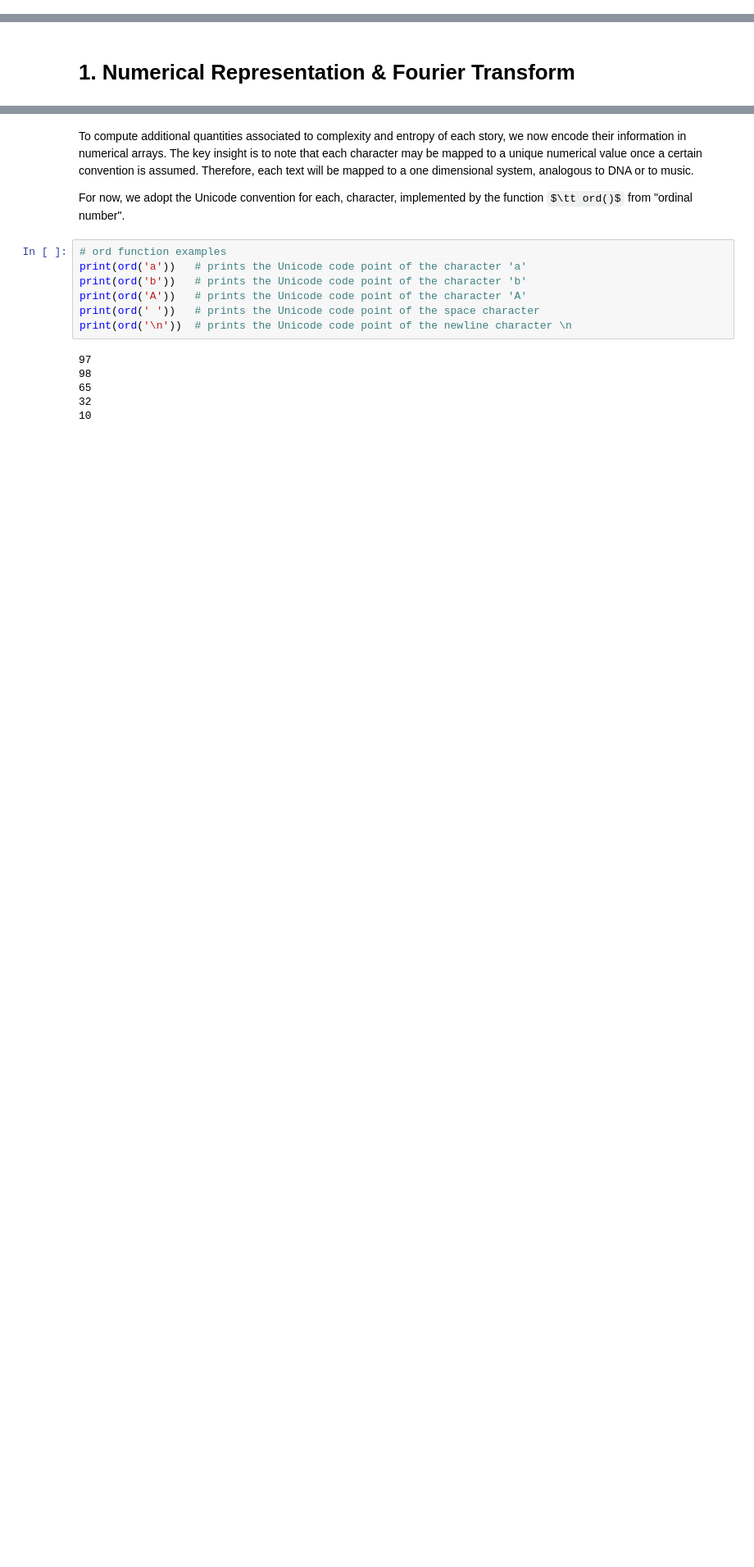
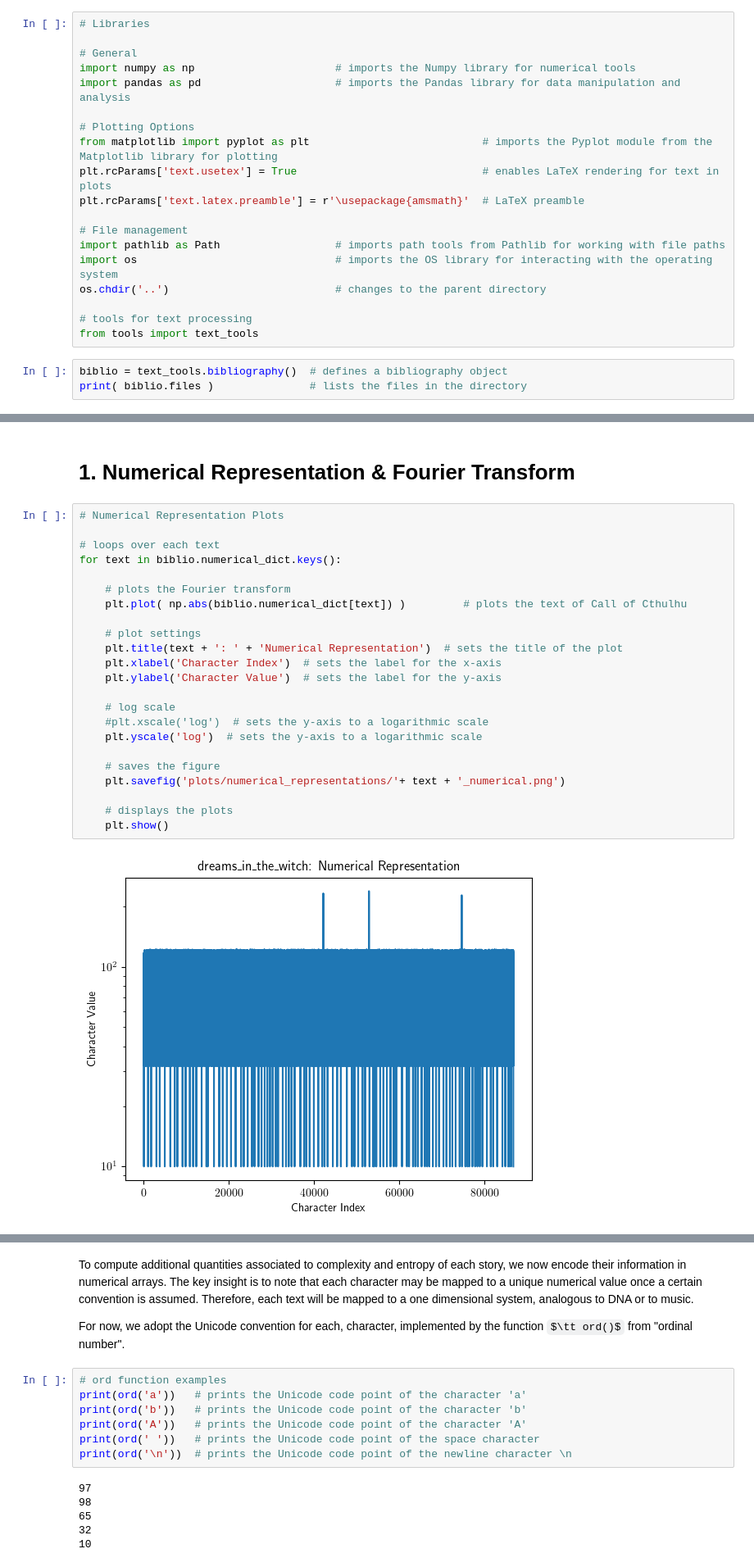
Before and after one commit to LFD103108/lovecraft, a Jupyter notebook: notebooks/06_fourier_analysis.ipynb, the cells around one changed output, grey strips where cells are left out. Shown at 82% size. Drawn from its saved outputs; the diff is of its cells as text; some formulas as TeX source; blank space fills up the shorter version.

```diff
--- a/notebooks/06_fourier_analysis.ipynb
+++ b/notebooks/06_fourier_analysis.ipynb
@@ -0,0 +7,22 @@
+# %%
+# Libraries
+
+# General
+import numpy as np                      # imports the Numpy library for numerical tools
+import pandas as pd                     # imports the Pandas library for data manipulation and analysis
+
+# Plotting Options
+from matplotlib import pyplot as plt                           # imports the Pyplot module from the Matplotlib library for plotting
+plt.rcParams['text.usetex'] = True                             # enables LaTeX rendering for text in plots
+plt.rcParams['text.latex.preamble'] = r'\usepackage{amsmath}'  # LaTeX preamble
+
+# File management
+import pathlib as Path                  # imports path tools from Pathlib for working with file paths
+import os                               # imports the OS library for interacting with the operating system
+os.chdir('..')                          # changes to the parent directory
+
+# tools for text processing
+from tools import text_tools
+# %%
+biblio = text_tools.bibliography()  # defines a bibliography object
+print( biblio.files )               # lists the files in the directory
@@ -1,2 +31,27 @@
 # %% [markdown]
 # 1. Numerical Representation & Fourier Transform
+# %%
+# Numerical Representation Plots
+
+# loops over each text
+for text in biblio.numerical_dict.keys():
+
+    # plots the Fourier transform
+    plt.plot( np.abs(biblio.numerical_dict[text]) )         # plots the text of Call of Cthulhu
+
+    # plot settings
+    plt.title(text + ': ' + 'Numerical Representation')  # sets the title of the plot
+    plt.xlabel('Character Index')  # sets the label for the x-axis
+    plt.ylabel('Character Value')  # sets the label for the y-axis
+
+    # log scale
+    #plt.xscale('log')  # sets the y-axis to a logarithmic scale
+    plt.yscale('log')  # sets the y-axis to a logarithmic scale
+
+    # saves the figure
+    plt.savefig('plots/numerical_representations/'+ text + '_numerical.png')
+
+    # displays the plots
+    plt.show()
+# %% [output]
+[figure, added]
```
Also changed, not shown: parts of 18 cells of this notebook, 5 other files.
